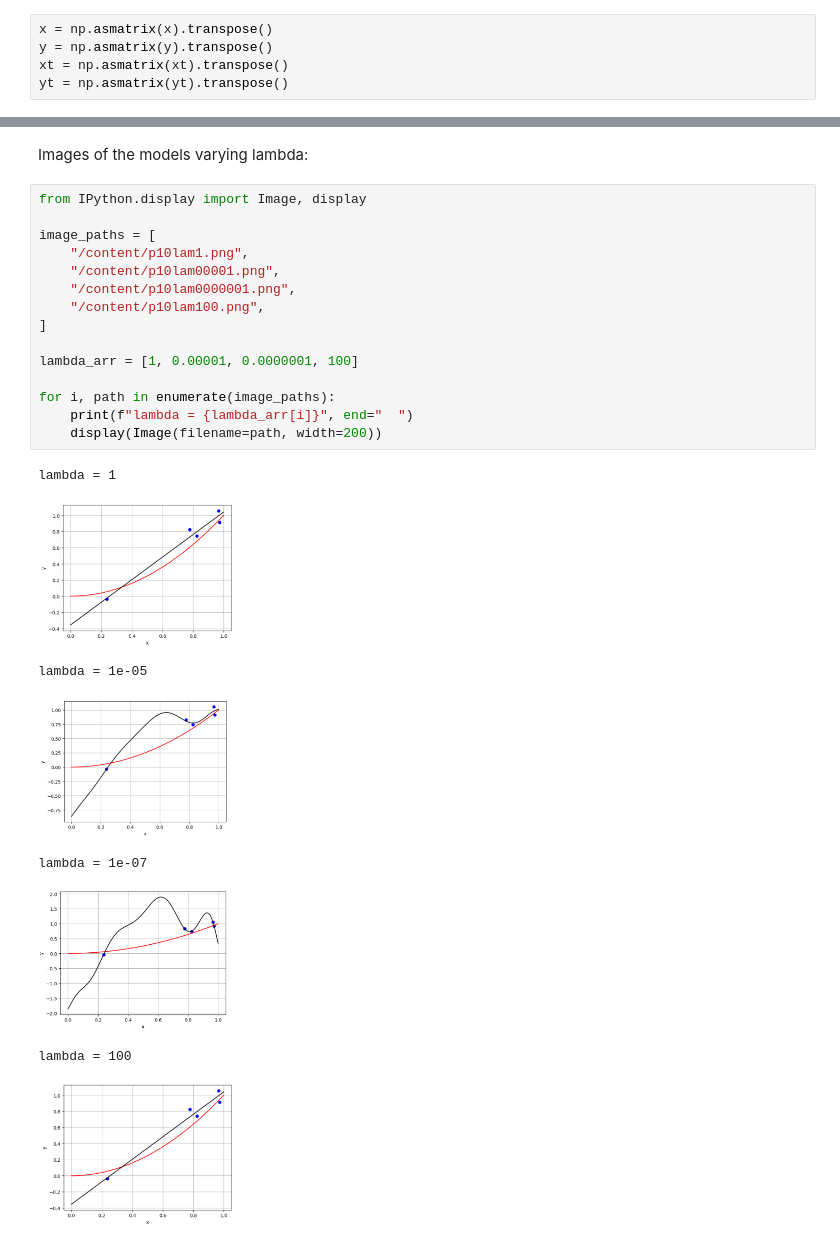
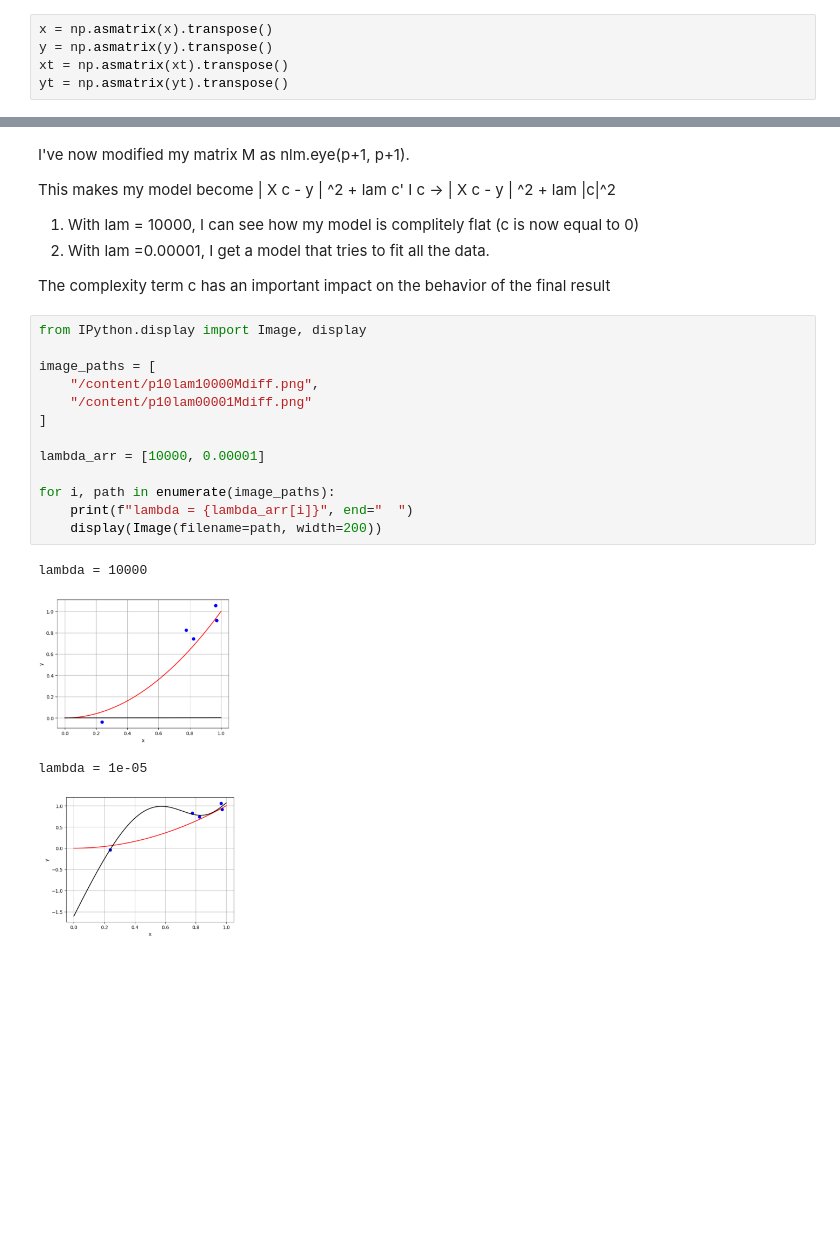
Before and after one commit to mrtelisa/polynomial_regression_regularization, a Jupyter notebook: main4.ipynb, the cells around one changed output, grey strips where cells are left out. Cells and saved outputs as stored; diff of their text form; blank space fills up the shorter version.

Commit message:
Change M as Identity matrix

```diff
--- a/main4.ipynb
+++ b/main4.ipynb
@@ -72,26 +50,27 @@ Larger lambdas:
-# %% [markdown]
-Images of the models varying lambda:
+# %% [markdown]
+I've now modified my matrix M as nlm.eye(p+1, p+1).
+
+This makes my model become | X c - y | ^2 + lam c' I c -> | X c - y | ^2 + lam |c|^2
+
+1. With lam = 10000, I can see how my model is complitely flat (c is now equal to 0)
+2. With lam =0.00001, I get a model that tries to fit all the data.
+
+The complexity term c has an important impact on the behavior of the final result
 # %%
 from IPython.display import Image, display
 
 image_paths = [
-    "/content/p10lam1.png",
-    "/content/p10lam00001.png",
-    "/content/p10lam0000001.png",
-    "/content/p10lam100.png",
+    "/content/p10lam10000Mdiff.png",
+    "/content/p10lam00001Mdiff.png"
 ]
 
-lambda_arr = [1, 0.00001, 0.0000001, 100]
+lambda_arr = [10000, 0.00001]
 
 for i, path in enumerate(image_paths):
     print(f"lambda = {lambda_arr[i]}", end="  ")
     display(Image(filename=path, width=200))
 # %% [output]
-lambda = 1
+lambda = 10000
-[figure, old version]
+[figure, new version]
 lambda = 1e-05
-[figure, old version]
+[figure, new version]
-lambda = 1e-07
-[figure, removed]
-lambda = 100
-[figure, removed]
```
Also changed, not shown: parts of 5 cells of this notebook.
